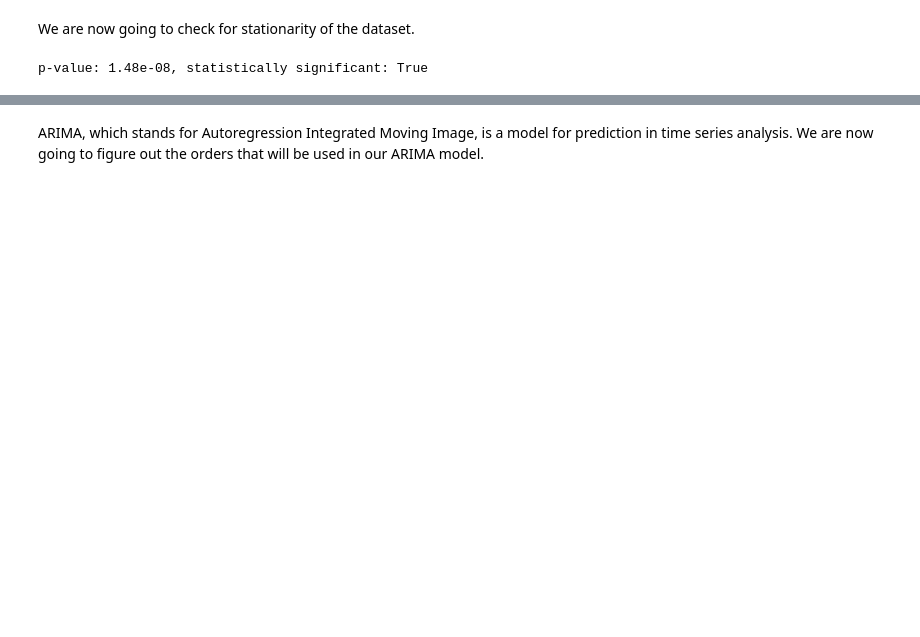
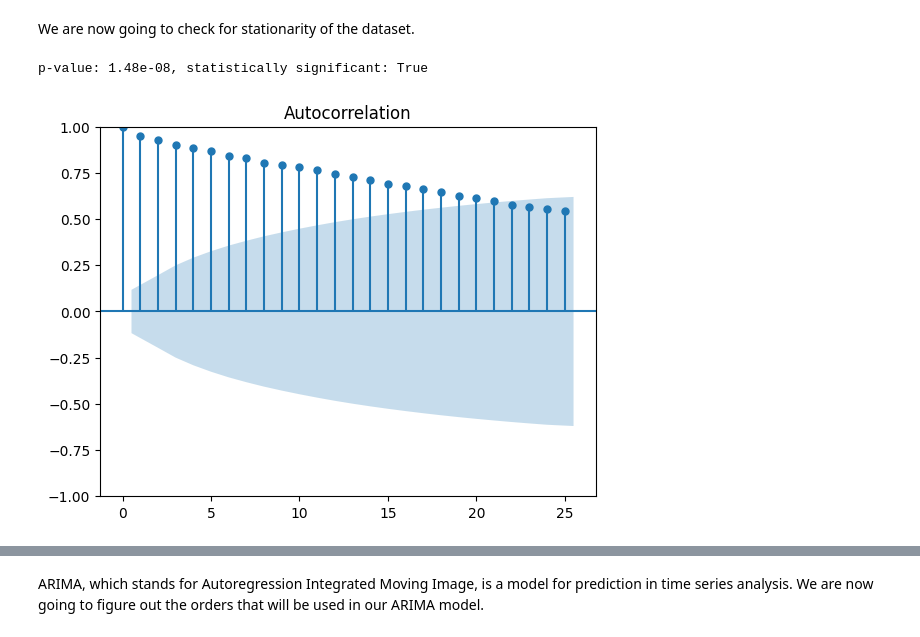
Before and after one commit to Charlie-XIAO/MCM23-Wordle-ML, a Jupyter notebook: src/Q1-3.ipynb, the cells around one changed output, grey strips where cells are left out. Cells and saved outputs as stored; diff of their text form; code cells hidden in the pictures; blank space fills up the shorter version.

```diff
--- a/src/Q1-3.ipynb
+++ b/src/Q1-3.ipynb
@@ -39,3 +41,8 @@ dftest = adfuller(df, autolag="AIC")
 print("p-value: {:.2e}, statistically significant: {}".format(dftest[1], dftest[1] < 0.05))
 # %% [output]
 p-value: 1.48e-08, statistically significant: True
+# %%
+plot_acf(df)
+plt.show()
+# %% [output]
+[figure, added]
```
Also changed, not shown: parts of 5 cells of this notebook, 1 other file.
